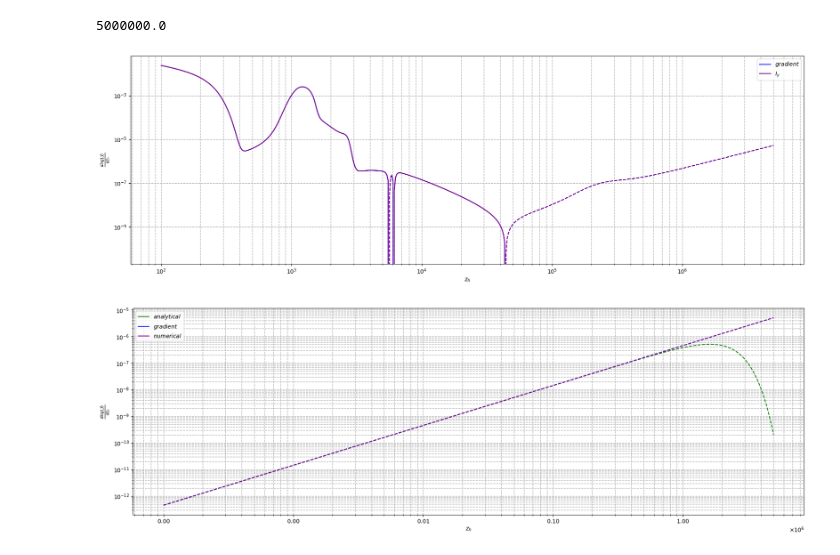
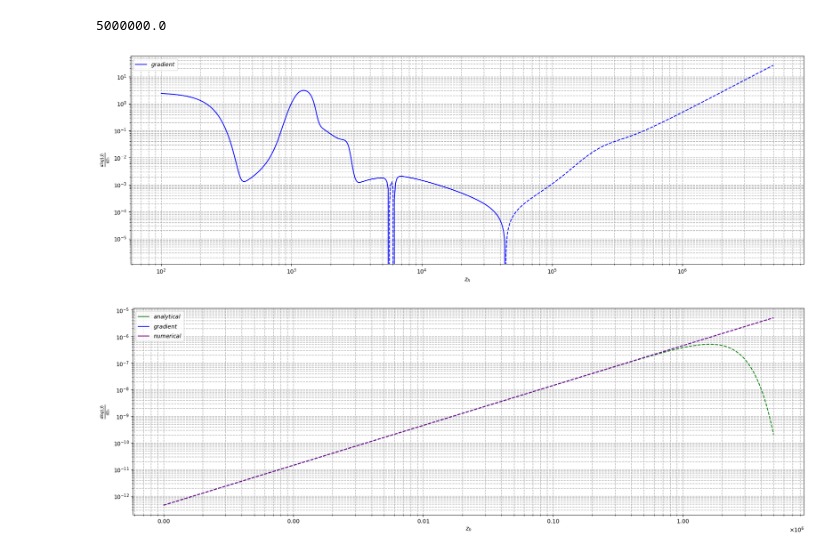
Before and after one commit to Sareva00/CMB-SD, a Jupyter notebook: Computing_Imu.ipynb, the cells around one changed output. Drawn from its saved outputs; the diff is of its cells as text; code cells hidden in the pictures.

```diff
--- a/Computing_Imu.ipynb
+++ b/Computing_Imu.ipynb
@@ -95,0 +118,22 @@ J_spl = CubicSpline(z_vis, Jbb)
+# %%
+#test the new setup with the option CK4
+
+folder = 'outputs/outputs-Greens-heating/batch/PDE-non-linear/Greens'
+
+z_vis_heat= []
+Jbb_heat =[]
+
+for i in range (500):
+    if ((i>8) and (i<99)):
+        file_path = os.path.join(folder, f"Dn_0.delta-z_Greens_z_h_0{i+1}.dat")
+    elif(i<9):
+        file_path = os.path.join(folder, f"Dn_0.delta-z_Greens_z_h_00{i+1}.dat")
+    else:
+        file_path = os.path.join(folder, f"Dn_0.delta-z_Greens_z_h_{i+1}.dat")
+
+
+    op = pd.read_csv(file_path, skiprows= lambda x: x not in [7,19], delimiter=' ', header=None)
+    Jbb_heat.append(op.iat[1,1])
+    z_vis_heat.append(op.iat[0,2])
+
+J_spl_heat = CubicSpline(z_vis_heat, Jbb_heat)
@@ -160,35 +253,35 @@ for i in range(len(z_vis)):
 # %%
 
 der_bbn = np.array(der_bbn)
 
 fig, ax = plt.subplots( figsize=(18, 6))
 #fig.suptitle(f"Late time visibility function with hubble cooling ")
-ax.plot(z_vis, np.gradient(np.log(Jbb),z_vis), color = "blue", label= "$gradient$")
-ax.plot(z_vis, -np.gradient(np.log(Jbb),z_vis), color = "blue", linestyle = "dashed")
+ax.plot(z_vis, np.gradient(np.log(Jbb),np.log(z_vis)), color = "blue", label= "$gradient$")
+ax.plot(z_vis, -np.gradient(np.log(Jbb),np.log(z_vis)), color = "blue", linestyle = "dashed")
 
-ax.plot(z_vis, der_bbn, color = "purple", label= "$I_y$")
-ax.plot(z_vis, -der_bbn, color = "purple", linestyle = "dashed")
+#ax.plot(z_vis, der_bbn, color = "purple", label= "$I_y$")
+#ax.plot(z_vis, -der_bbn, color = "purple", linestyle = "dashed")
 
 ax.set_xscale('log')
 ax.set_yscale('log')
 #ax.set_xlim([100, 10000])
 ax.set_ylabel("$\\frac{dlog(\mathcal{J})}{dz_h}$")
 ax.set_xlabel("$z_h$")
 #ax1.set_title("All $\Delta$ I_N curves")
 ax.grid(True, which = 'both',  linestyle='--', linewidth=1)
 ax.legend()
 
 
 
 
 
 #ax.yaxis.set_major_formatter(ScalarFormatter())
 #ax.ticklabel_format(axis='y', style='sci', scilimits=(0, 0),useMathText=True) #only y axis, it does not work on the log scale
 
 #ax.xaxis.set_major_formatter(ScalarFormatter())
 #ax.ticklabel_format(axis='x', style='sci', scilimits=(0, 0),useMathText=True) #only y axis, it does not work on the log scale
 
 plt.tight_layout()
 plt.show()
 # %% [output]
-[figure, old version]
+[figure, new version]
```
Also changed, not shown: parts of 6 cells of this notebook, 5 other files.
